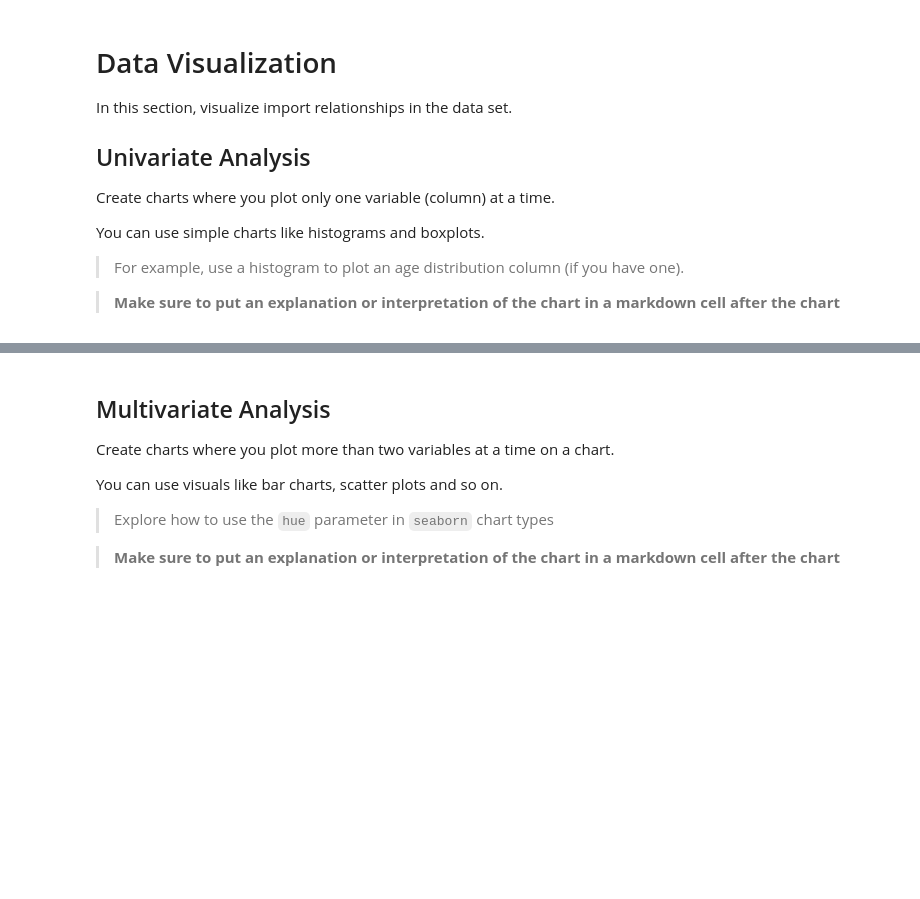
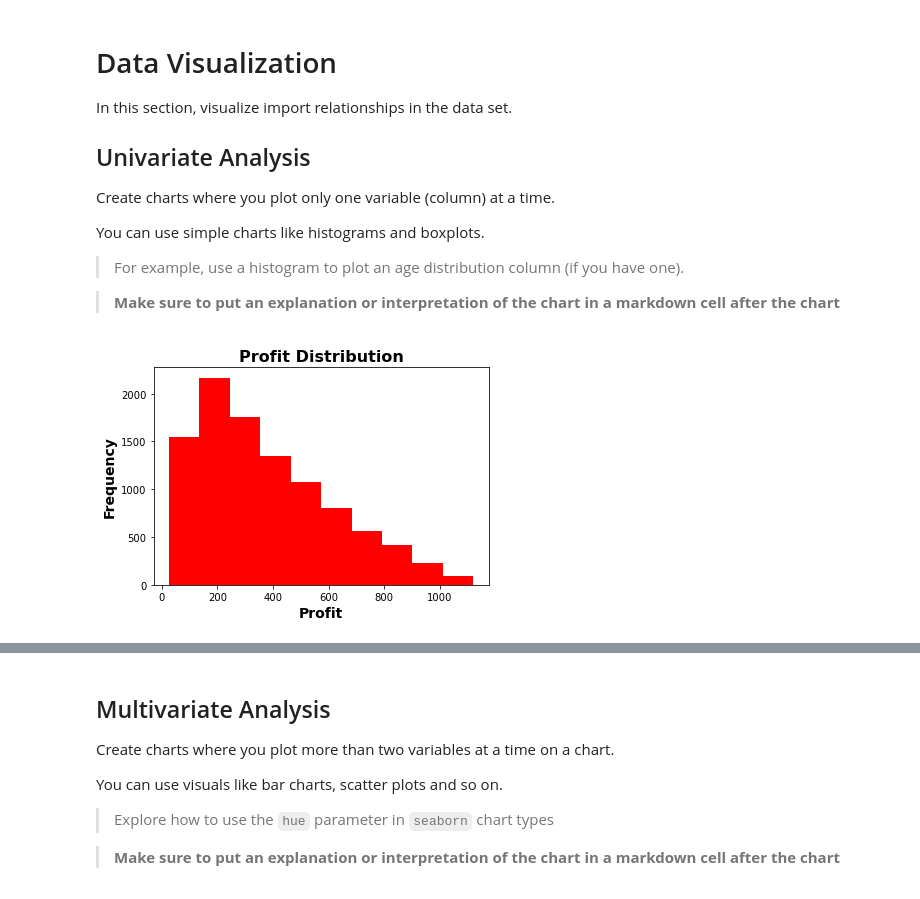
Before and after one commit to Encephalonjet/Python-Data-Science-2, a Jupyter notebook: EDA_Template.ipynb, the cells around one changed output, grey strips where cells are left out. Saved outputs shown, nothing was run; the diff lists cells and outputs as text; code cells hidden in the pictures; blank space fills up the shorter version.

```diff
--- a/EDA_Template.ipynb
+++ b/EDA_Template.ipynb
@@ -33,3 +38,3 @@ import seaborn as sns
 # %%
 # load the data
-sales_record = pd.read_csv('supermarket_sales.csv')
+sales_record = pd.read_csv('Supermart_Grocery_Sales.csv')
@@ -58,0 +149,3 @@ In this markdown cell, mention the data cleaning steps you will take. Some of yo
+# %%
+###removing whitespaces in our columns  with str.replace function from ' ' to ''
+sales_record.columns = sales_record.columns.str.replace(' ', '_')
@@ -58,0 +158,3 @@ In this markdown cell, mention the data cleaning steps you will take. Some of yo
+# %%
+##now lets change our date column datatype to the right dtype using to_datetime from panda library:
+sales_record['Order_Date'] = pd.to_datetime(sales_record['Order_Date'])
@@ -71,4 +189,11 @@ You can use simple charts like histograms and boxplots.
 
 > **Make sure to put an explanation or interpretation of the chart in a markdown cell after the chart**
 # %%
-#univariate analysis cells
+##using Histogram to show the highest profits made
+plt.hist(sales_record['Profit'],color='red')
+plt.title('Profit Distribution',fontsize=16,fontweight='bold')
+plt.xlabel('Profit',fontsize=14,fontweight='bold')
+plt.ylabel('Frequency',fontsize=14,fontweight='bold')
+plt.show()
+# %% [output]
+[figure, added]
```
Also changed, not shown: parts of 51 cells of this notebook.
